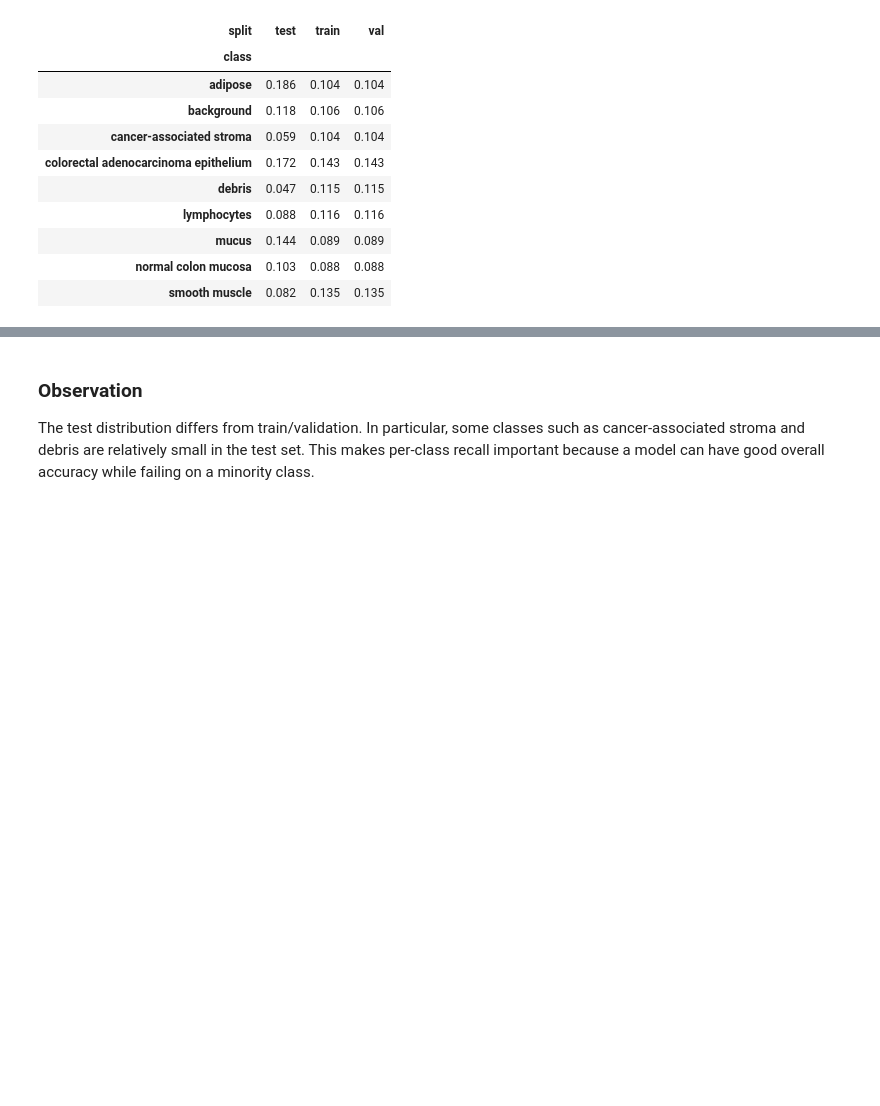
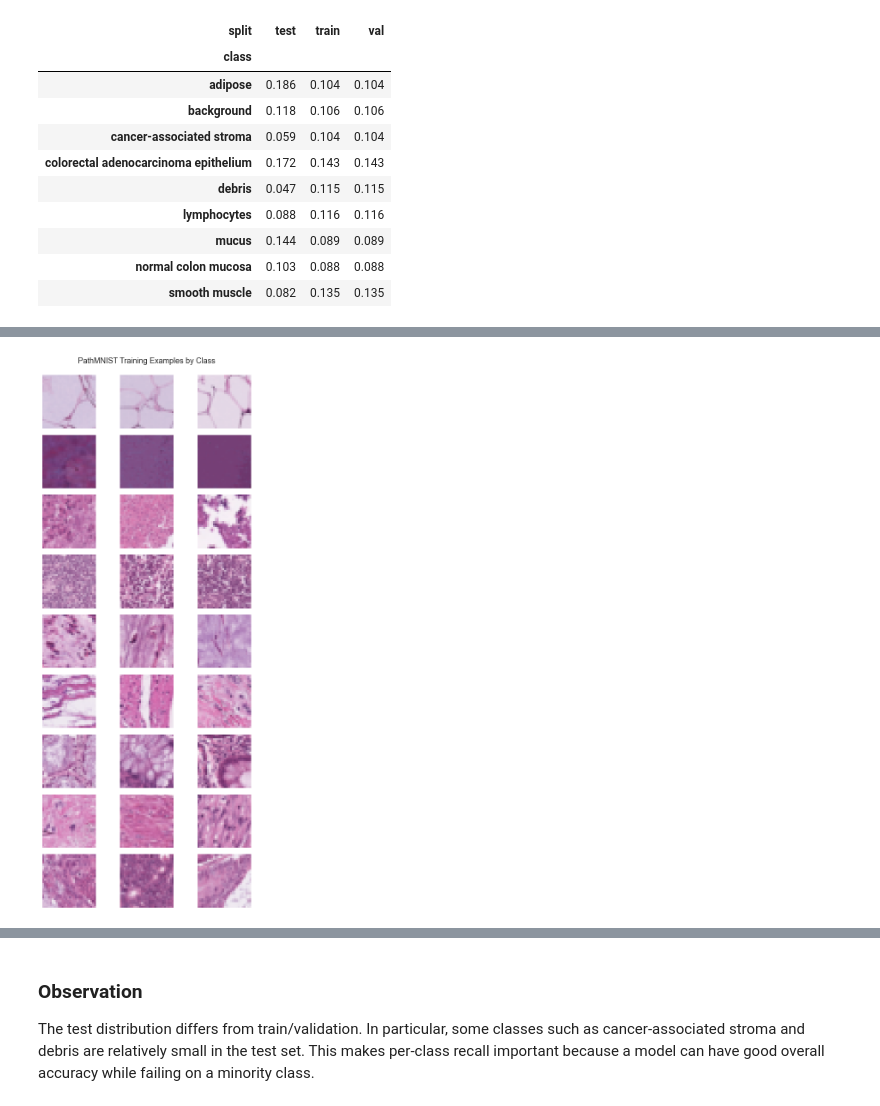
Before and after one commit to nickzerjeski/pathmnist-classification-improvement, a Jupyter notebook: notebooks/exploration.ipynb, the cells around one changed output, grey strips where cells are left out. Drawn from its saved outputs; the diff is of its cells as text; code cells hidden in the pictures; blank space fills up the shorter version.

```diff
--- a/notebooks/exploration.ipynb
+++ b/notebooks/exploration.ipynb
@@ -118,0 +197,31 @@ if dataset_summary:
+# %%
+try:
+    from medmnist import PathMNIST
+except ImportError as exc:
+    raise ImportError(
+        'medmnist is required for this cell. Install project dependencies with: .venv/bin/python -m pip install -e .'
+    ) from exc
+
+sample_dataset = PathMNIST(split='train', download=False, size=28, root=str(DATA))
+images = sample_dataset.imgs
+labels = sample_dataset.labels.reshape(-1).astype(int)
+
+examples_per_class = 3
+rng = np.random.default_rng(7)
+fig, axes = plt.subplots(len(CLASS_NAMES), examples_per_class, figsize=(examples_per_class * 2.0, len(CLASS_NAMES) * 1.45))
+
+for class_idx, class_name in enumerate(CLASS_NAMES):
+    class_indices = np.flatnonzero(labels == class_idx)
+    chosen = rng.choice(class_indices, size=examples_per_class, replace=False)
+    for col, img_idx in enumerate(chosen):
+        ax = axes[class_idx, col]
+        ax.imshow(images[img_idx])
+        ax.axis('off')
+        if col == 0:
+            ax.set_ylabel(class_name, rotation=0, ha='right', va='center', labelpad=58, fontsize=9)
+
+fig.suptitle('PathMNIST Training Examples by Class', y=0.995, fontsize=13)
+plt.tight_layout()
+plt.show()
+# %% [output]
+[figure, added]
```
Also changed, not shown: parts of 26 cells of this notebook, 1 other file.
